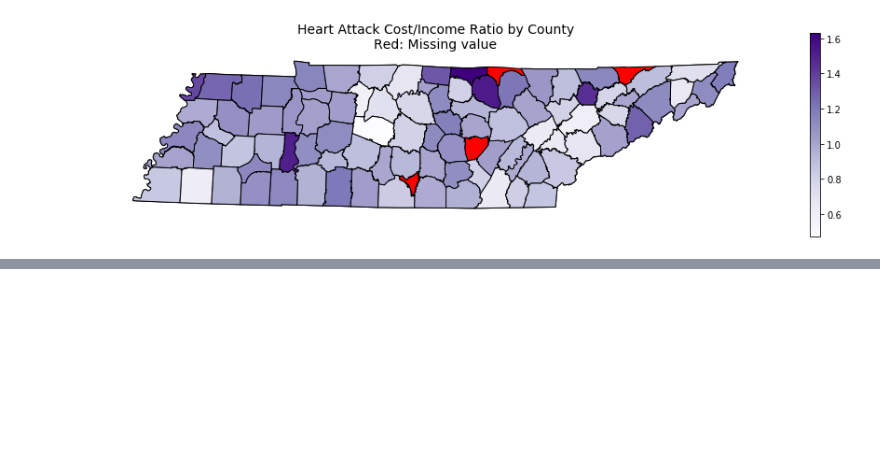
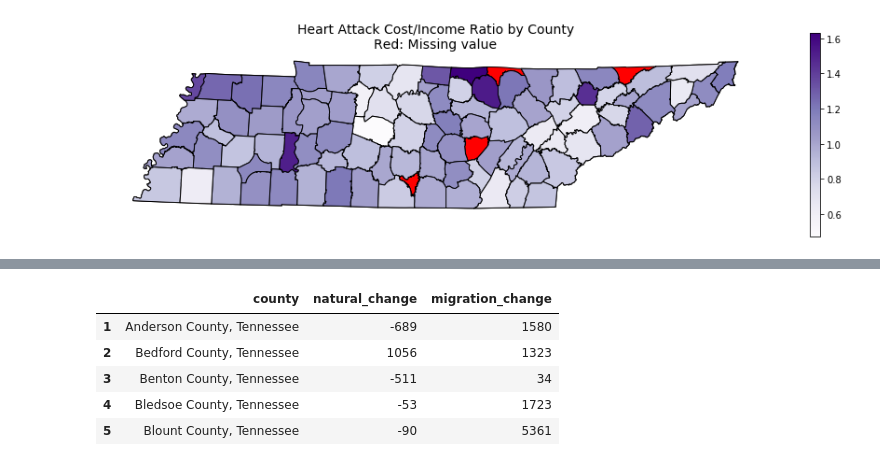
Before and after one commit to yunkaizhang/vanderbilt-data-essentials-cohort-2, a Jupyter notebook: code/YZ_code.ipynb, the cells around one changed output, grey strips where cells are left out. Drawn from its saved outputs; the diff is of its cells as text; code cells hidden in the pictures; blank space fills up the shorter version.

```diff
--- a/code/YZ_code.ipynb
+++ b/code/YZ_code.ipynb
@@ -434,0 +520,15 @@ ax.axis('off');
+# %%
+population_change = pd.read_csv('../Data/PEP_2016_PEPTCOMP_with_ann.csv',header=[0,1])
+# %%
+population_change = population_change.iloc[1:,[2,4,7]]
+# %%
+population_change.columns = ['county','natural_change','migration_change']
+# %%
+population_change.head(5)
+# %% [output]
+|  | county | natural_change | migration_change |
+| 1 | Anderson County, Tennessee | -689 | 1580 |
+| 2 | Bedford County, Tennessee | 1056 | 1323 |
+| 3 | Benton County, Tennessee | -511 | 34 |
+| 4 | Bledsoe County, Tennessee | -53 | 1723 |
+| 5 | Blount County, Tennessee | -90 | 5361 |
```
Also changed, not shown: parts of 26 cells of this notebook, 3 other files.
